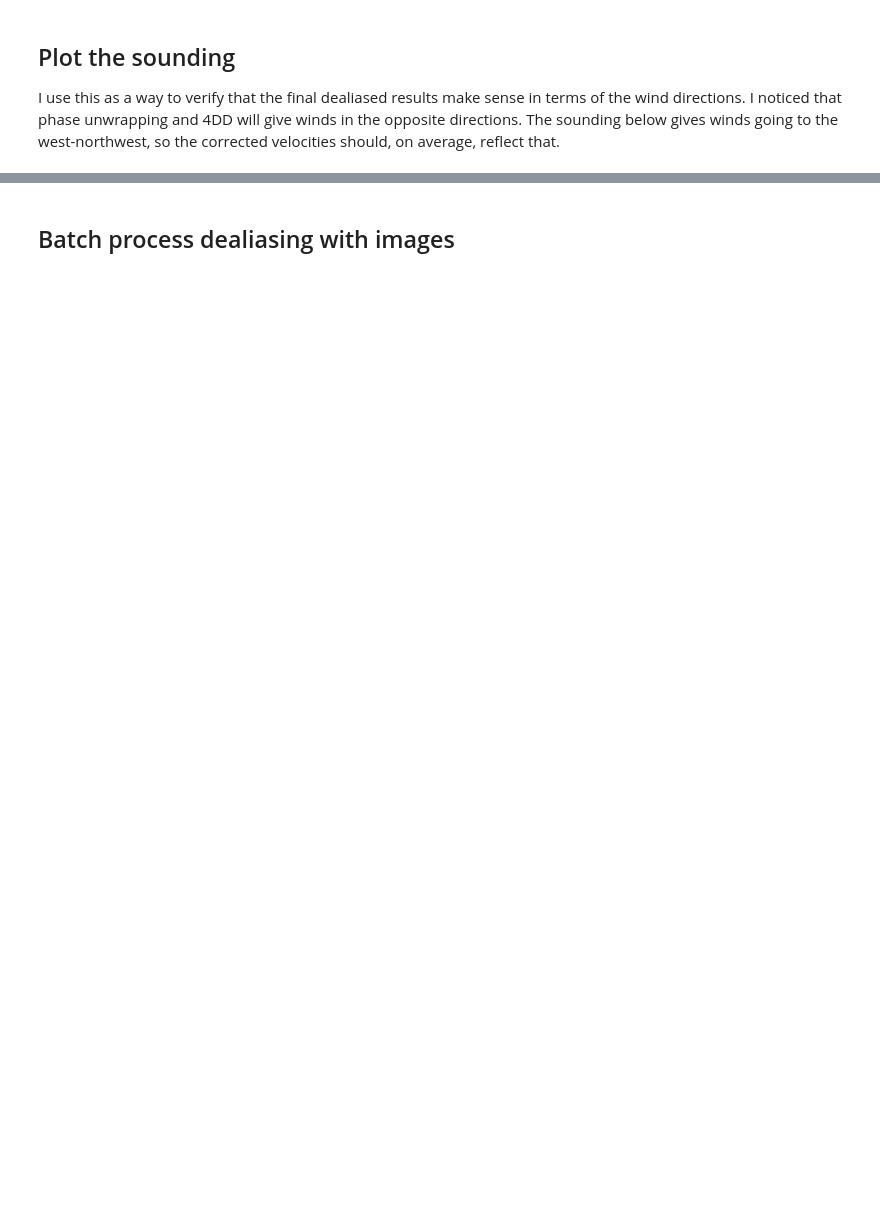
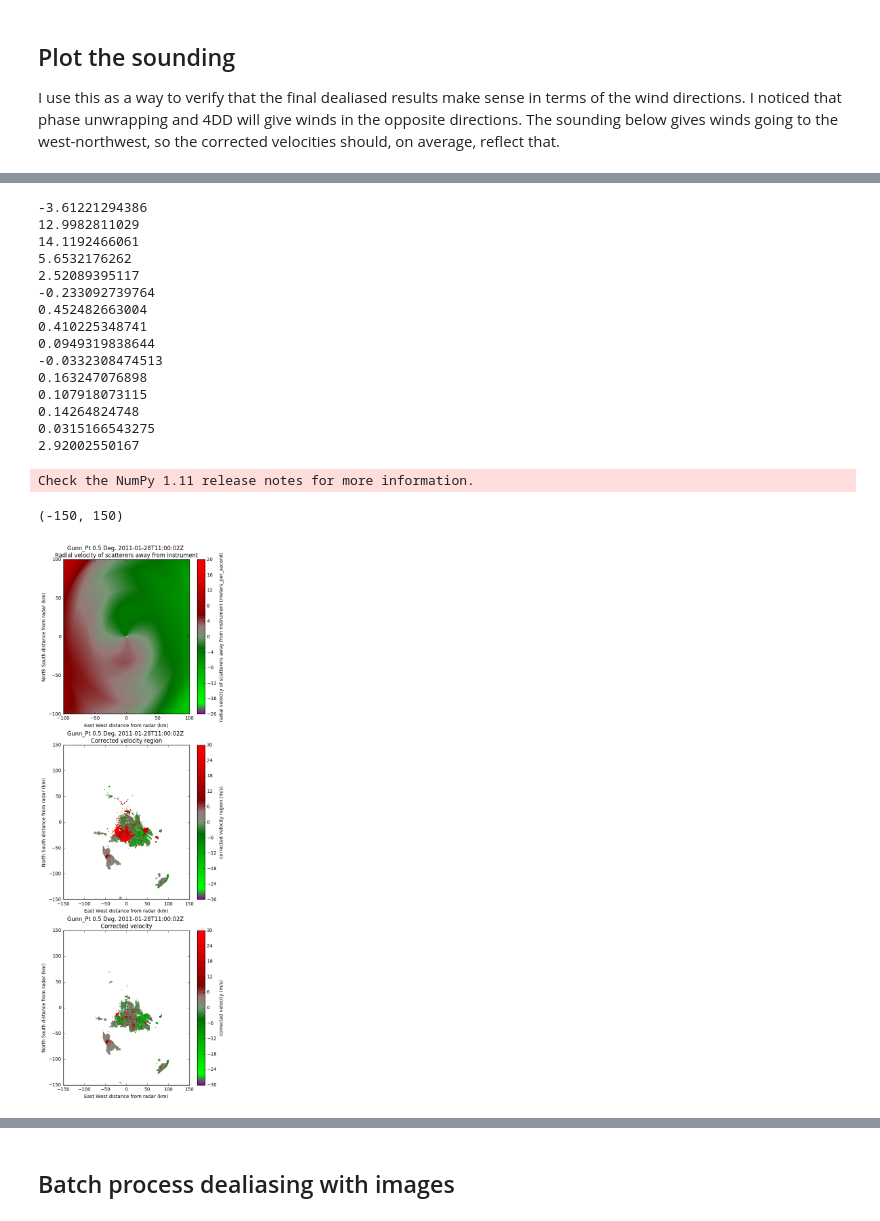
Before and after one commit to rcjackson/cmdv-rrm-anl, a Jupyter notebook: notebooks/Berrima dealiasing.ipynb, the cells around one changed output, grey strips where cells are left out. Drawn from its saved outputs; the diff is of its cells as text; code cells hidden in the pictures; blank space fills up the shorter version.

```diff
--- a/notebooks/Berrima dealiasing.ipynb
+++ b/notebooks/Berrima dealiasing.ipynb
@@ -88,7 +77,13 @@ t = Sounding_netcdf.variables['tdry'][:]
 v = v[u > -75]
 alt = alt[u > -75]
 u = u[u > -75]
-wind_profile = pyart.core.HorizontalWindProfile.from_u_and_v(alt[0::5],
-                                                             u[0::5],
-                                                             v[0::5])
+steps = np.floor(len(u)/50)
+wind_profile = pyart.core.HorizontalWindProfile.from_u_and_v(alt[0::steps],
+                                                             u[0::steps],
+                                                             v[0::steps])
+
+print(wind_profile.u_wind)
+## 4DD expects speed, direction but HorizontalWindProfile outputs u_wind, v_wind
+wind_profile.u = wind_profile.u_wind
+wind_profile.v = wind_profile.v_wind
 Sounding_netcdf.close()
@@ -192,0 +191,59 @@ plt.ylim([-100,100])
+# %%
+plt.figure(figsize=(6,20))
+
+plt.subplot(311)
+display = pyart.graph.RadarMapDisplay(radar)
+display.plot_ppi('sim_velocity', sweep=0,
+                 vmin=-20, vmax=20, cmap=pyart.graph.cm.NWSVel)
+plt.xlim([-100,100])
+plt.ylim([-100,100])
+
+sim_vel = radar.fields['sim_velocity']['data'][:]
+corr_vel = radar.fields['corrected_velocity_region']['data'][:]
+radar.fields['corrected_velocity_region']['data'] = corr_vel
+nyq_interval = radar.instrument_parameters['nyquist_velocity']['data']
+nyq_interval = 2*(nyq_interval[1]).mean()
+for nsweep, sweep_slice in enumerate(radar.iter_slice()):
+    scorr = corr_vel[sweep_slice]
+    sref = sim_vel[sweep_slice]
+    mean_diff = (sref - scorr).mean()
+    print(mean_diff)
+    global_fold = round(mean_diff / nyq_interval)
+    if global_fold != 0:
+        corr_vel[sweep_slice] += global_fold * nyq_interval
+
+radar.fields['corrected_velocity_region']['data'] = corr_vel
+sweep_slice = enumerate(radar.iter_slice())
+
+#scorr += global_fold * nyquist_interval
+plt.subplot(312)
+display = pyart.graph.RadarMapDisplay(radar)
+display.plot_ppi('corrected_velocity_region', sweep=0,
+                 vmin=-30, vmax=30, cmap=pyart.graph.cm.NWSVel)
+plt.xlim([-150,150])
+plt.ylim([-150,150])
+plt.subplot(313)
+display = pyart.graph.RadarMapDisplay(radar)
+display.plot_ppi('corrected_velocity', sweep=0,
+                 vmin=-30, vmax=30, cmap=pyart.graph.cm.NWSVel)
+plt.xlim([-150,150])
+plt.ylim([-150,150])
+# %% [output]
+-3.61221294386
+12.9982811029
+14.1192466061
+5.6532176262
+2.52089395117
+-0.233092739764
+0.452482663004
+0.410225348741
+0.0949319838644
+-0.0332308474513
+0.163247076898
+0.107918073115
+0.14264824748
+0.0315166543275
+2.92002550167
+Check the NumPy 1.11 release notes for more information.
+(-150, 150)
+[figure, added]
```
Also changed, not shown: parts of 19 cells of this notebook.
